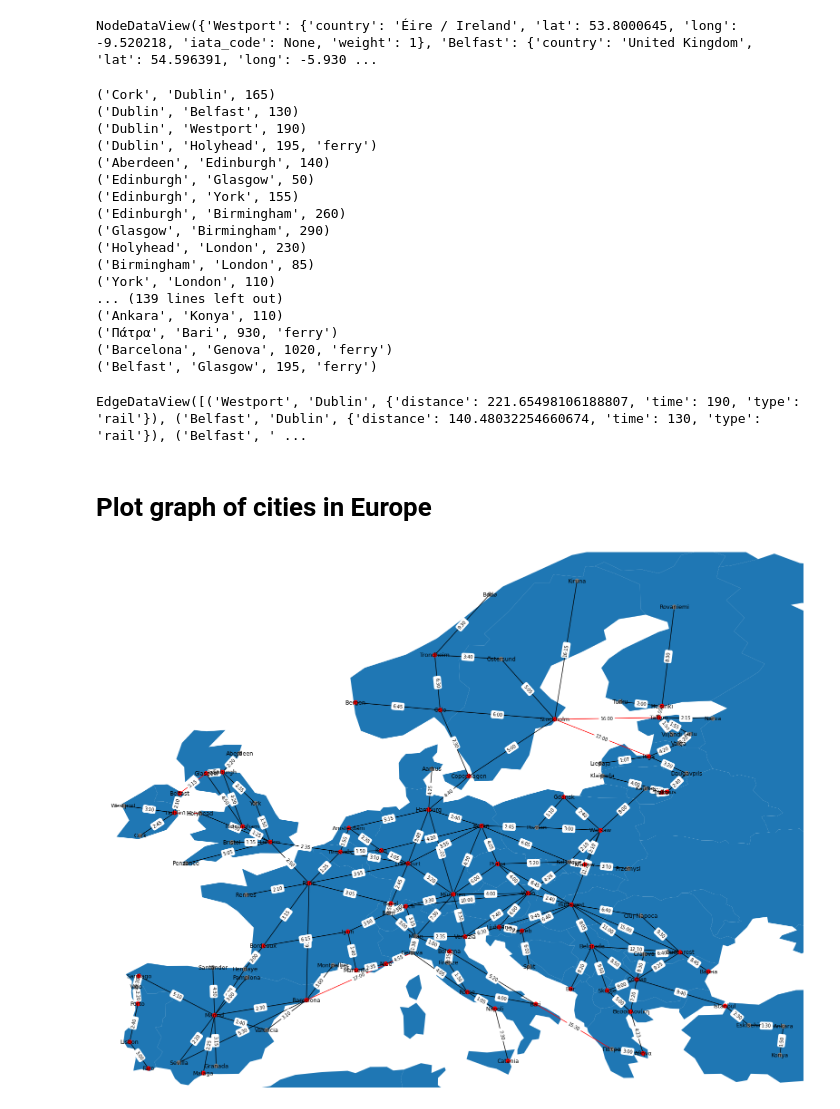
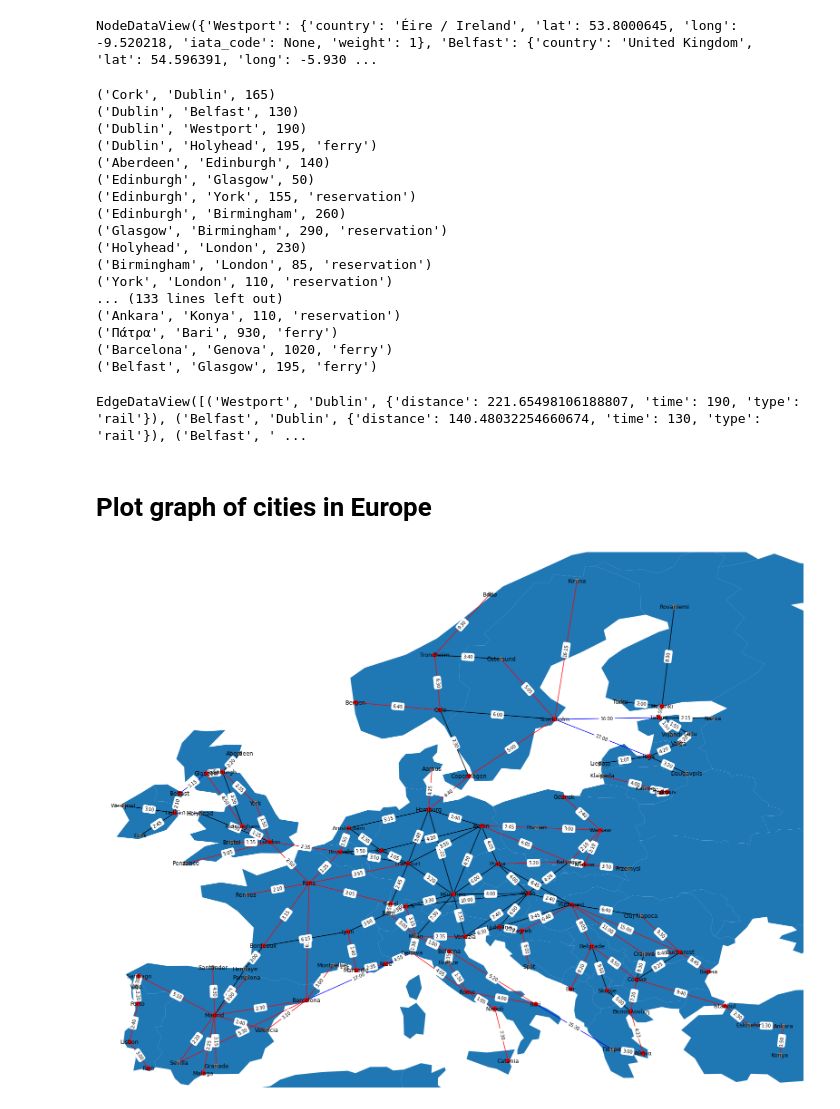
Before and after one commit to robsyc/InterWay, a Jupyter notebook: notebook.ipynb, the cells around one changed output. Saved outputs shown, nothing was run; the diff lists cells and outputs as text; code cells hidden in the pictures.

```diff
--- a/notebook.ipynb
+++ b/notebook.ipynb
@@ -41,7 +55,7 @@ time_to_minutes("8:30")
 # %%
 import pandas as pd
 
-airport = pd.read_csv("./data/airports.csv")
+airport = pd.read_csv("./data/airport/airports.csv")
 airport = airport[airport["type"] == "large_airport"]
 airport = airport[airport["continent"] == "EU"]
 
@@ -161,7 +175,7 @@ rails = [
     ("Dublin", "Belfast", 130),
     ("Dublin", "Westport", 190),
 
-    ("Dublin", "Holyhead", 195, "ferry","reservation"),
+    ("Dublin", "Holyhead", 195, "ferry"),
 
     ("Aberdeen", "Edinburgh", 140),
     ("Edinburgh", "Glasgow", 50),
@@ -278,14 +292,14 @@ rails = [
     ("Rovaniemi", "Helsinki", 510),
     ("Turku", "Helsinki", 120),
 
-    ("Tallinnn", "Stockholm", 960, "ferry","reservation"),
-    ("Tallinnn", "Helsinki", 120, "ferry","reservation"),
-    ("Stockholm", "Riga", 1020, "ferry","reservation"),
+    ("Tallinn", "Stockholm", 960, "ferry"),
+    ("Tallinn", "Helsinki", 120, "ferry"),
+    ("Stockholm", "Riga", 1020, "ferry"),
 
 
-    ("Tallinnn", "Narva", 135),
-    ("Tallinnn", "Viljandi", 115),
-    ("Tallinnn", "Tartu", 115),
+    ("Tallinn", "Narva", 135),
+    ("Tallinn", "Viljandi", 115),
+    ("Tallinn", "Tartu", 115),
     ("Tartu", "Valga", 80),
 
     ("Valga", "Riga", 260),
@@ -313,7 +327,7 @@ rails = [
     ("Budapest", "Belgrade", 485,"reservation"),
 
     ("Bucharest", "Cluj-Napoca", 570,"reservation"),
-    ("Bucharest", "Craiova", 400),"reservation",
+    ("Bucharest", "Craiova", 400,"reservation"),
     ("Bucharest", "Варна", 525,"reservation"),
     ("Bucharest", "София", 565),
 
@@ -333,9 +347,9 @@ rails = [
     ("Ankara", "Eskisehir", 90,"reservation"),
     ("Ankara", "Konya", 110,"reservation"),
 
-    ("Πάτρα", "Bari", 930, "ferry","reservation"),
-    ("Barcelona", "Genova", 1020, "ferry","reservation"),
-    ("Belfast", "Glasgow", 195, "ferry","reservation")
+    ("Πάτρα", "Bari", 930, "ferry"),
+    ("Barcelona", "Genova", 1020, "ferry"),
+    ("Belfast", "Glasgow", 195, "ferry")
 ]
 # %% [markdown]
 # Create graph of cities in Europe
@@ -420,14 +434,14 @@ G.edges(data=True)
 ('Dublin', 'Holyhead', 195, 'ferry')
 ('Aberdeen', 'Edinburgh', 140)
 ('Edinburgh', 'Glasgow', 50)
-('Edinburgh', 'York', 155)
+('Edinburgh', 'York', 155, 'reservation')
 ('Edinburgh', 'Birmingham', 260)
-('Glasgow', 'Birmingham', 290)
+('Glasgow', 'Birmingham', 290, 'reservation')
 ('Holyhead', 'London', 230)
-('Birmingham', 'London', 85)
-('York', 'London', 110)
-... (139 lines left out)
-('Ankara', 'Konya', 110)
+('Birmingham', 'London', 85, 'reservation')
+('York', 'London', 110, 'reservation')
+... (133 lines left out)
+('Ankara', 'Konya', 110, 'reservation')
 ('Πάτρα', 'Bari', 930, 'ferry')
 ('Barcelona', 'Genova', 1020, 'ferry')
 ('Belfast', 'Glasgow', 195, 'ferry')
@@ -444,33 +458,36 @@ import contextily as cx
 def plot_graph(G, paths=None, weight="time", figsize=(20, 16)):
     pos = {city: (data["long"], data["lat"]) for city, data in G.nodes(data=True)}
 
     # add background map
     # world = gpd.read_file(gpd.datasets.get_path('naturalearth_lowres'))
     world = gpd.read_file("./data/map/ne_110m_admin_0_countries.shp")
     ax = world.plot(figsize=(20, 16))
     ax.set_xlim(-11, 34)
     ax.set_ylim(35.8, 70)
 
     # color nodes grey if they have no airport "iata_code"
     node_colors = ["red" if data["iata_code"] else "grey" for city, data in G.nodes(data=True)]
 
-    # color edges red if they are a ferry
-    edge_colors = ["red" if data["type"] == "ferry" else "black" for u, v, data in G.edges(data=True)]
+    # color edges blue if they are a ferry & red if they are a reservation
+    edge_colors = [
+        "blue" if data["type"] == "ferry"
+        else "red" if data["type"] == "reservation"
+        else "black" for u, v, data in G.edges(data=True)]
 
     # add edge feature "time" in format hh:mm to the plot
     edge_labels = {(u, v): f"{data['time']//60}:{data['time']%60:02d}" for u, v, data in G.edges(data=True)}
 
     nx.draw(G, pos, with_labels=True, node_size=40, font_size=9, node_color=node_colors, edge_color=edge_colors, ax=ax)
     nx.draw_networkx_edge_labels(G, pos, edge_labels=edge_labels, font_size=7, ax=ax)
 
     # add paths to the plot
     if paths:
         for path in paths:
             edges = list(zip(path, path[1:]))
             nx.draw_networkx_edges(G, pos, edgelist=edges, edge_color="pink", width=2, ax=ax)
 
     plt.show()
 
 plot_graph(G)
 # %% [output]
-[figure, old version]
+[figure, new version]
```
Also changed, not shown: parts of 7 cells of this notebook.
